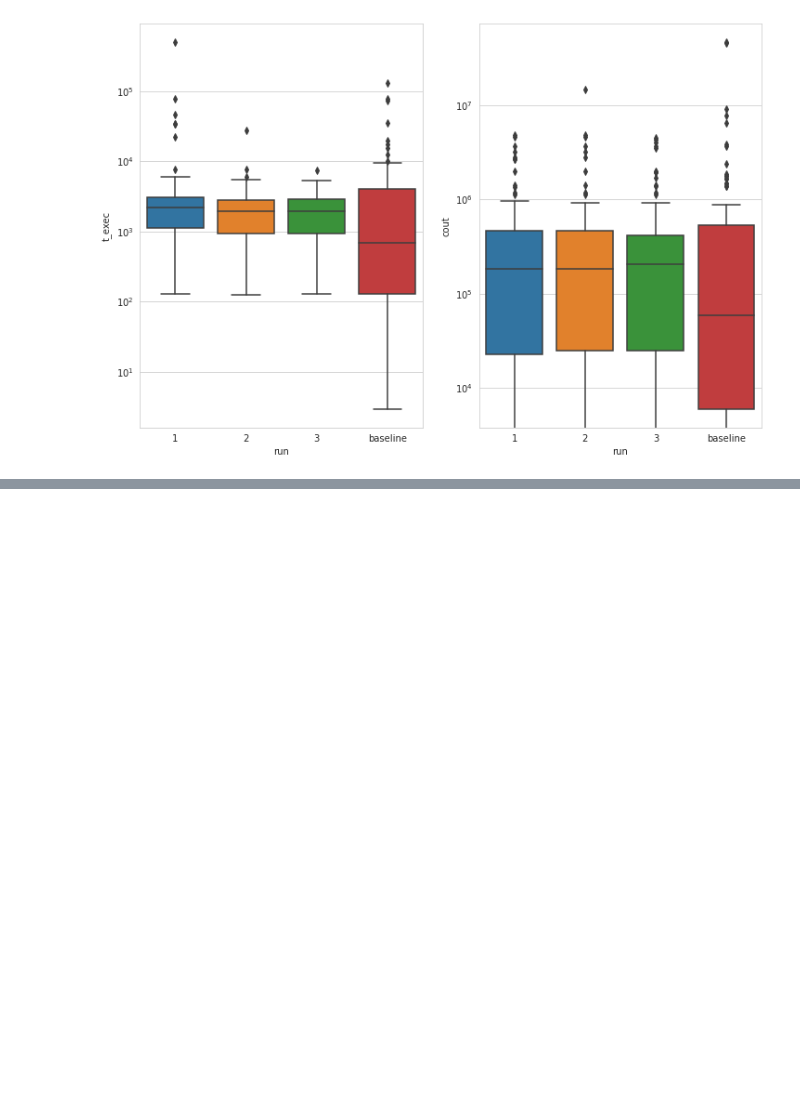
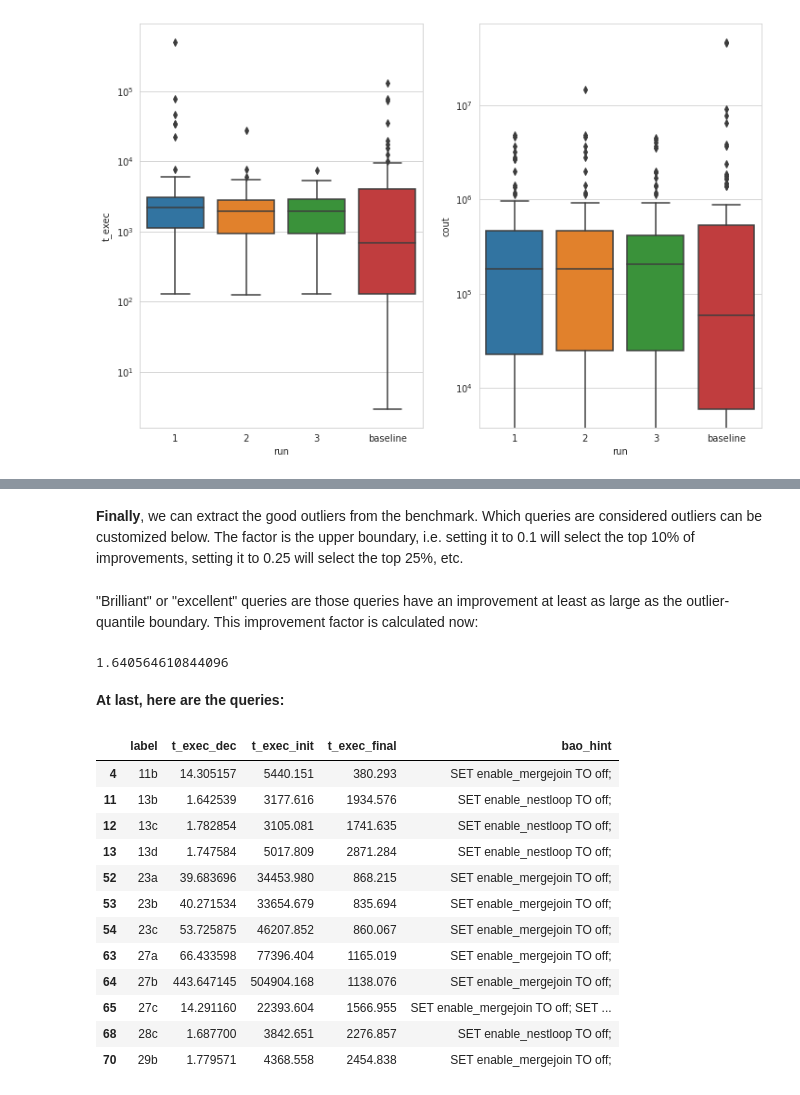
Before and after one commit to rbergm/aft, a Jupyter notebook: pg-bao/Workload Evaluation.ipynb, the cells around one changed output, grey strips where cells are left out. Drawn from its saved outputs; the diff is of its cells as text; code cells hidden in the pictures; blank space fills up the shorter version.

```diff
--- a/pg-bao/Workload Evaluation.ipynb
+++ b/pg-bao/Workload Evaluation.ipynb
@@ -111,0 +160,3 @@ g.set_yscale("log")
+# %%
+def unwrap_bao_hint(plan):
+    return plan[0]["Bao"]["Bao recommended hint"]
@@ -111,0 +166,2 @@ g.set_yscale("log")
+# %% [markdown]
+**Finally**, we can extract the good outliers from the benchmark. Which queries are considered outliers can be customized below. The factor is the upper boundary, i.e. setting it to 0.1 will select the top 10% of improvements, setting it to 0.25 will select the top 25%, etc.
@@ -111,0 +170,26 @@ g.set_yscale("log")
+# %% [markdown]
+"Brilliant" or "excellent" queries are those queries have an improvement at least as large as the outlier-quantile boundary. This improvement factor is calculated now:
+# %%
+brilliant_t_exec_dec = df_summarized.t_exec_dec.quantile(1-outliers)
+brilliant_t_exec_dec
+# %% [output]
+1.640564610844096
+# %% [markdown]
+**At last, here are the queries:**
+# %%
+df_excellent = df_summarized[df_summarized.t_exec_dec >= brilliant_t_exec_dec]
+df_excellent[bao_cols]
+# %% [output]
+|  | label | t_exec_dec | t_exec_init | t_exec_final | bao_hint |
+| 4 | 11b | 14.305157 | 5440.151 | 380.293 | SET enable_mergejoin TO off; |
+| 11 | 13b | 1.642539 | 3177.616 | 1934.576 | SET enable_nestloop TO off; |
+| 12 | 13c | 1.782854 | 3105.081 | 1741.635 | SET enable_nestloop TO off; |
+| 13 | 13d | 1.747584 | 5017.809 | 2871.284 | SET enable_nestloop TO off; |
+| 52 | 23a | 39.683696 | 34453.980 | 868.215 | SET enable_mergejoin TO off; |
+| 53 | 23b | 40.271534 | 33654.679 | 835.694 | SET enable_mergejoin TO off; |
+| 54 | 23c | 53.725875 | 46207.852 | 860.067 | SET enable_mergejoin TO off; |
+| 63 | 27a | 66.433598 | 77396.404 | 1165.019 | SET enable_mergejoin TO off; |
+| 64 | 27b | 443.647145 | 504904.168 | 1138.076 | SET enable_mergejoin TO off; |
+| 65 | 27c | 14.291160 | 22393.604 | 1566.955 | SET enable_mergejoin TO off; SET ... |
+| 68 | 28c | 1.687700 | 3842.651 | 2276.857 | SET enable_nestloop TO off; |
+| 70 | 29b | 1.779571 | 4368.558 | 2454.838 | SET enable_mergejoin TO off; |
```
Also changed, not shown: parts of 16 cells of this notebook.
